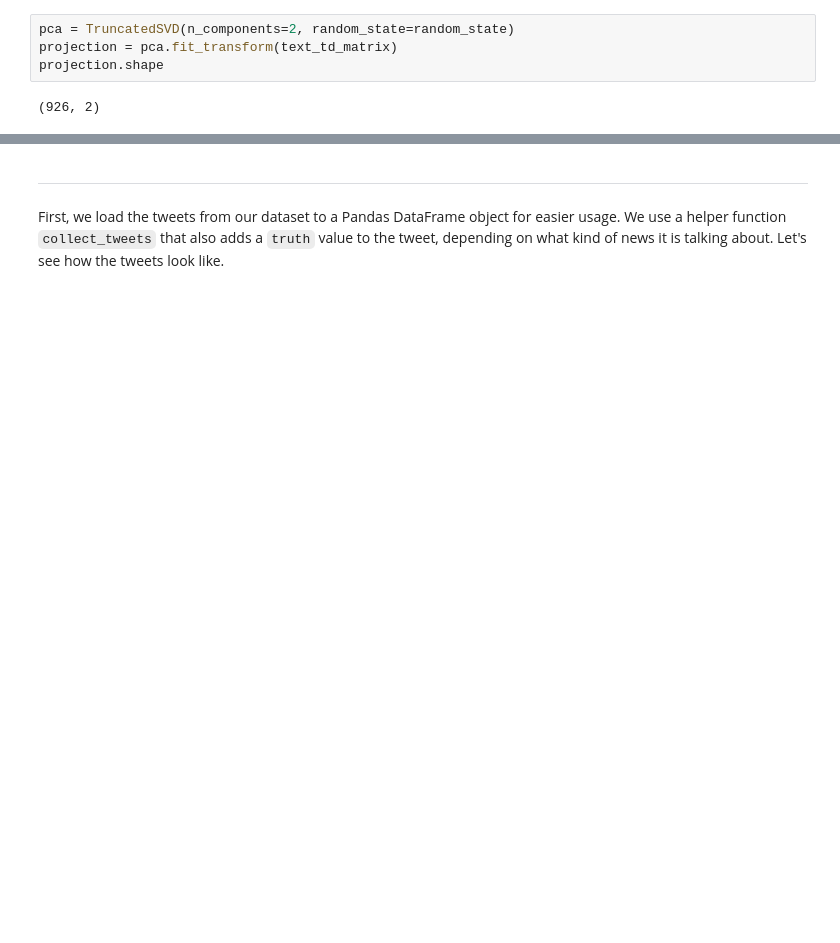
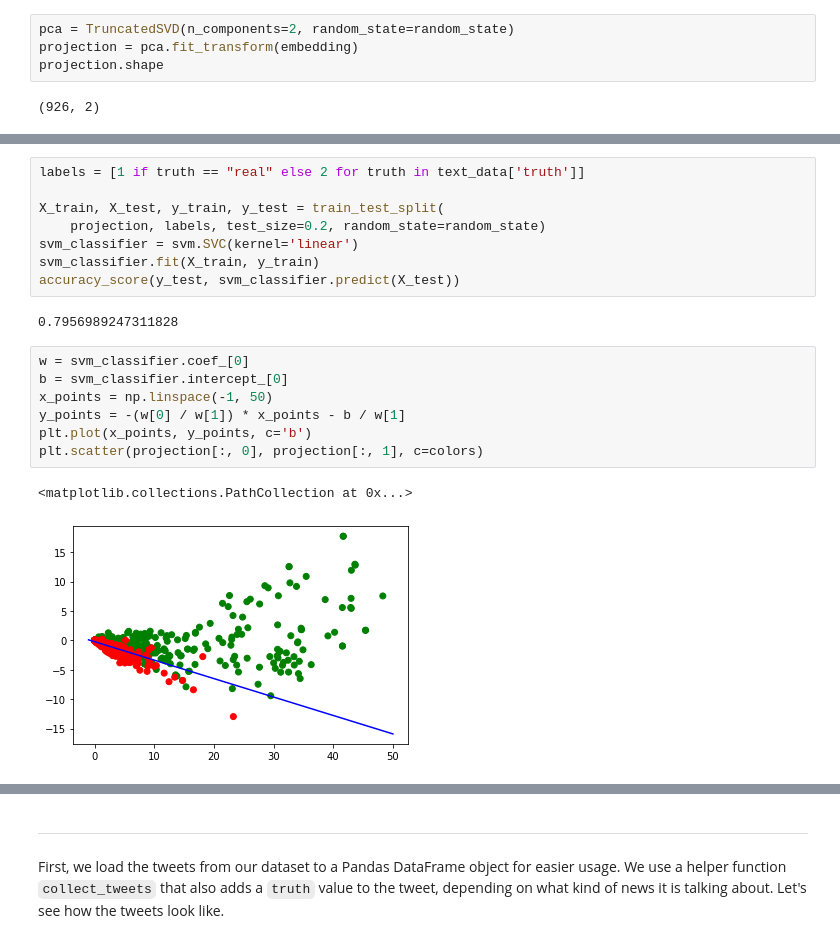
Before and after one commit to jakobzmrzlikar/fake-news-analysis, a Jupyter notebook: FakeNews/fakenews.ipynb, the cells around one changed output, grey strips where cells are left out. Drawn from its saved outputs; the diff is of its cells as text; blank space fills up the shorter version.

```diff
--- a/FakeNews/fakenews.ipynb
+++ b/FakeNews/fakenews.ipynb
@@ -131,6 +191,6 @@ text_td_matrix
 # %%
 pca = TruncatedSVD(n_components=2, random_state=random_state)
-projection = pca.fit_transform(text_td_matrix)
+projection = pca.fit_transform(embedding)
 projection.shape
 # %% [output]
 (926, 2)
@@ -143 +253,21 @@ plt.scatter(projection[:, 0], projection[:, 1], c=colors)
+# %%
+labels = [1 if truth == "real" else 2 for truth in text_data['truth']]
+
+X_train, X_test, y_train, y_test = train_test_split(
+    projection, labels, test_size=0.2, random_state=random_state)
+svm_classifier = svm.SVC(kernel='linear')
+svm_classifier.fit(X_train, y_train)
+accuracy_score(y_test, svm_classifier.predict(X_test))
+# %% [output]
+0.7956989247311828
+# %%
+w = svm_classifier.coef_[0]
+b = svm_classifier.intercept_[0]
+x_points = np.linspace(-1, 50)
+y_points = -(w[0] / w[1]) * x_points - b / w[1]
+plt.plot(x_points, y_points, c='b')
+plt.scatter(projection[:, 0], projection[:, 1], c=colors)
+# %% [output]
+<matplotlib.collections.PathCollection at 0x...>
+[figure, added]
 # %%
```
Also changed, not shown: parts of 39 cells of this notebook, 1 other file.
